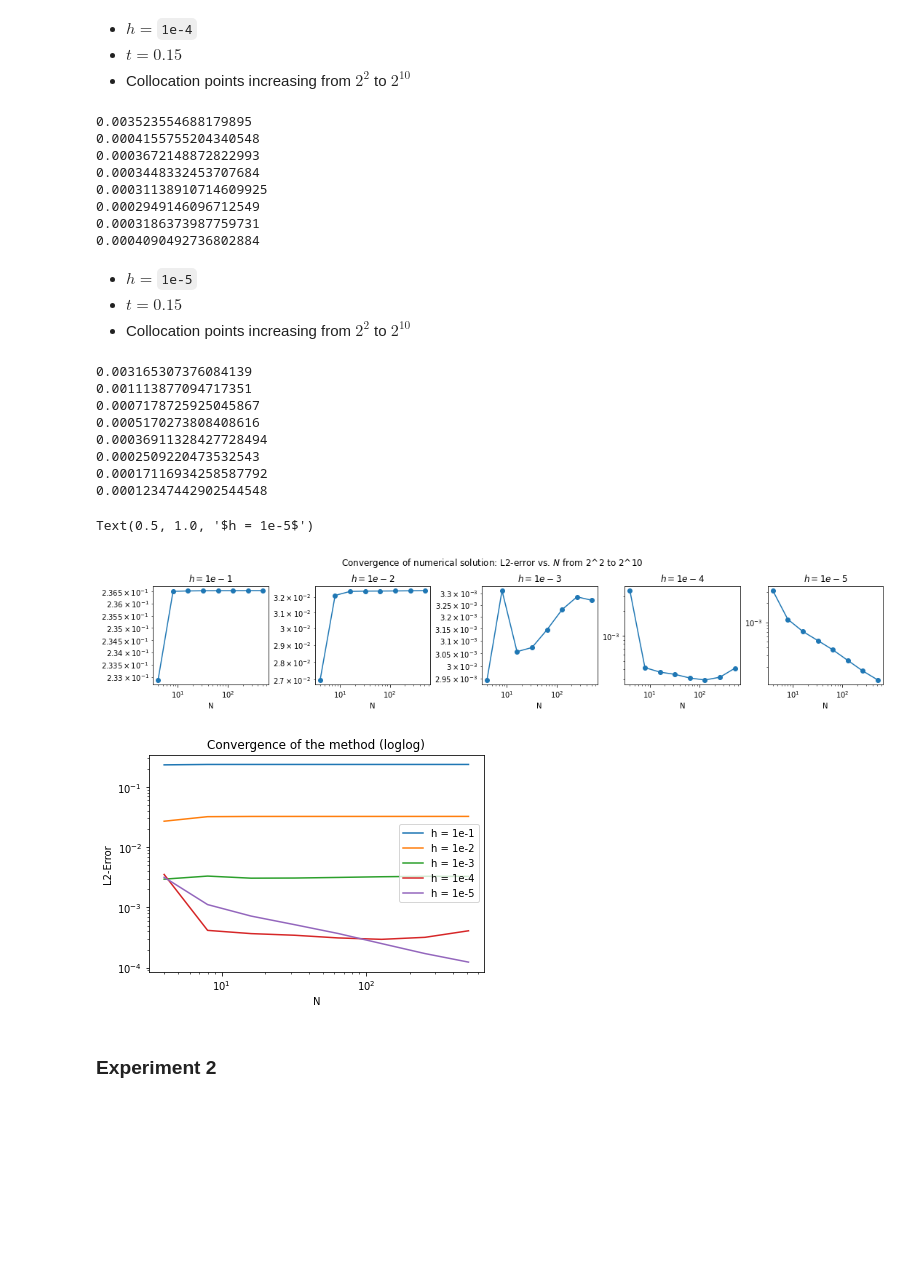
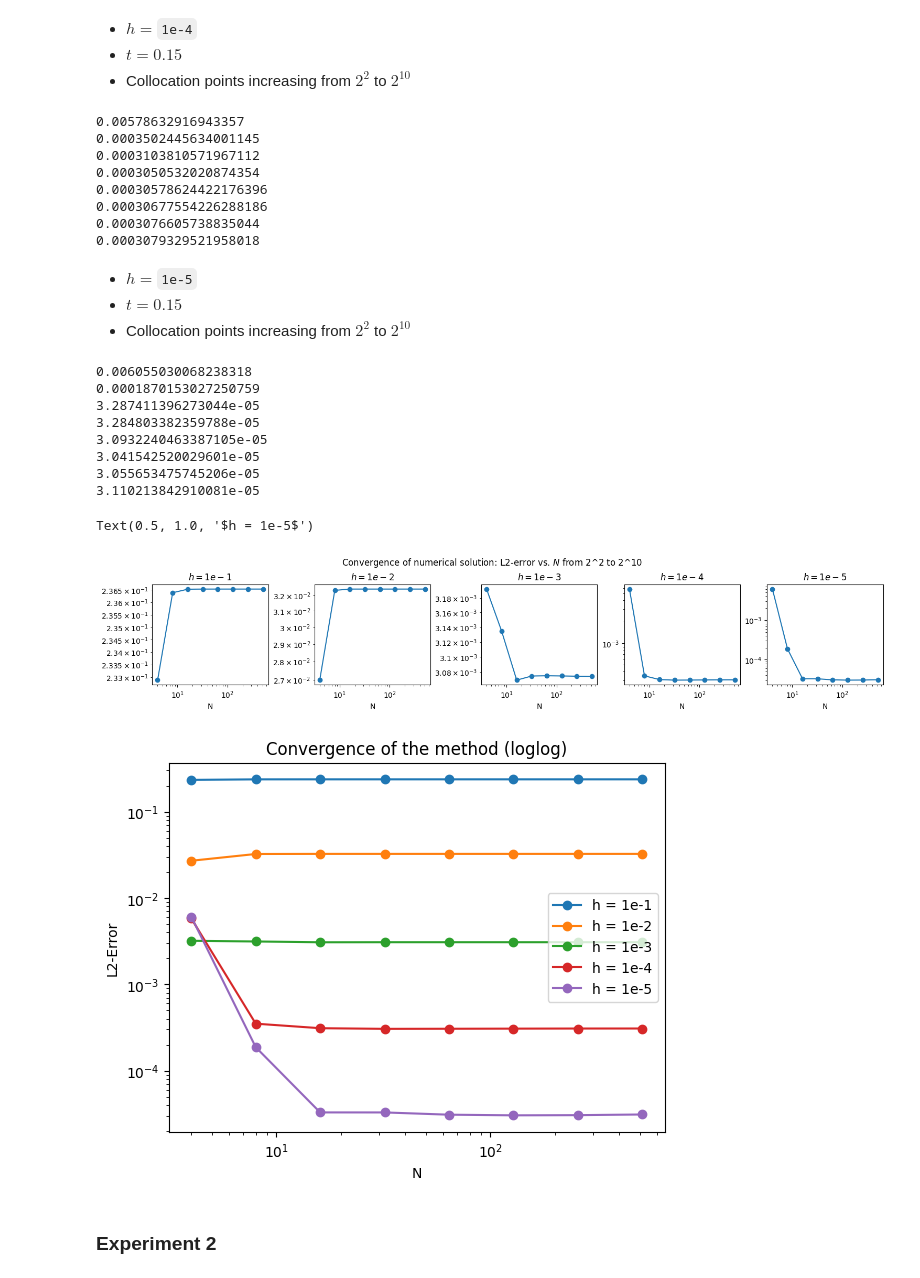
Before and after one commit to jfelipeosorio/kinetick, a Jupyter notebook: pdes/advec_diff1d_cf.ipynb, the cells around one changed output. Saved outputs shown, nothing was run; the diff lists cells and outputs as text; code cells hidden in the pictures; blank space fills up the shorter version.

Commit message:
adv diff working with smaller nugget

```diff
--- a/pdes/advec_diff1d_cf.ipynb
+++ b/pdes/advec_diff1d_cf.ipynb
@@ -215,5 +216,7 @@ plt.show()
 # %% [markdown]
 ## Convergence
+# %%
+nugget = 1e-11
 # %% [markdown]
 ### Experiment 1
 # %% [markdown]
@@ -496,14 +479,14 @@ for n in range(2,10):
     # Print L2 norm per iteration
     print(trap(f,delta))
 # %% [output]
-0.003523554688179895
-0.0004155755204340548
-0.0003672148872822993
-0.0003448332453707684
-0.00031138910714609925
-0.0002949146096712549
-0.0003186373987759731
-0.0004090492736802884
+0.00578632916943357
+0.0003502445634001145
+0.0003103810571967112
+0.0003050532020874354
+0.00030578624422176396
+0.00030677554226288186
+0.0003076605738835044
+0.0003079329521958018
 # %% [markdown]
 - $h = $`1e-5`
 - $t= 0.15$
@@ -563,14 +546,14 @@ for n in range(2,10):
     # Print L2 norm per iteration
     print(trap(f,delta))
 # %% [output]
-0.003165307376084139
-0.001113877094717351
-0.0007178725925045867
-0.0005170273808408616
-0.00036911328427728494
-0.0002509220473532543
-0.00017116934258587792
-0.00012347442902544548
+0.006055030068238318
+0.0001870153027250759
+3.287411396273044e-05
+3.284803382359788e-05
+3.0932240463387105e-05
+3.041542520029601e-05
+3.055653475745206e-05
+3.110213842910081e-05
 # %%
 # Different plots
 fig, axs = plt.subplots(nrows = 1, ncols=5 , figsize = (15,3),constrained_layout=True)
@@ -592,21 +575,21 @@ axs[4].set_xlabel('N')
 axs[4].set_title('$h = 1e-5$')
 # %% [output]
 Text(0.5, 1.0, '$h = 1e-5$')
-[figure, old version]
+[figure, new version]
 # %%
 # One plot
-plt.loglog(xrange,L2_norms_1,label = 'h = 1e-1')
-plt.loglog(xrange,L2_norms_2,label = 'h = 1e-2')
-plt.loglog(xrange,L2_norms_3,label = 'h = 1e-3')
-plt.loglog(xrange,L2_norms_4,label = 'h = 1e-4')
-plt.loglog(xrange,L2_norms_5,label = 'h = 1e-5')
+plt.loglog(xrange,L2_norms_1,label = 'h = 1e-1', marker = 'o')
+plt.loglog(xrange,L2_norms_2,label = 'h = 1e-2', marker = 'o')
+plt.loglog(xrange,L2_norms_3,label = 'h = 1e-3', marker = 'o')
+plt.loglog(xrange,L2_norms_4,label = 'h = 1e-4', marker = 'o')
+plt.loglog(xrange,L2_norms_5,label = 'h = 1e-5', marker = 'o')
 plt.xlabel('N')
 plt.ylabel('L2-Error')
 plt.legend()
 plt.title('Convergence of the method (loglog)')
 plt.show()
 # %% [output]
-[figure, old version]
+[figure, new version]
 # %% [markdown]
 ### Experiment 2
 # %% [markdown]
```
Also changed, not shown: parts of 17 cells of this notebook.
